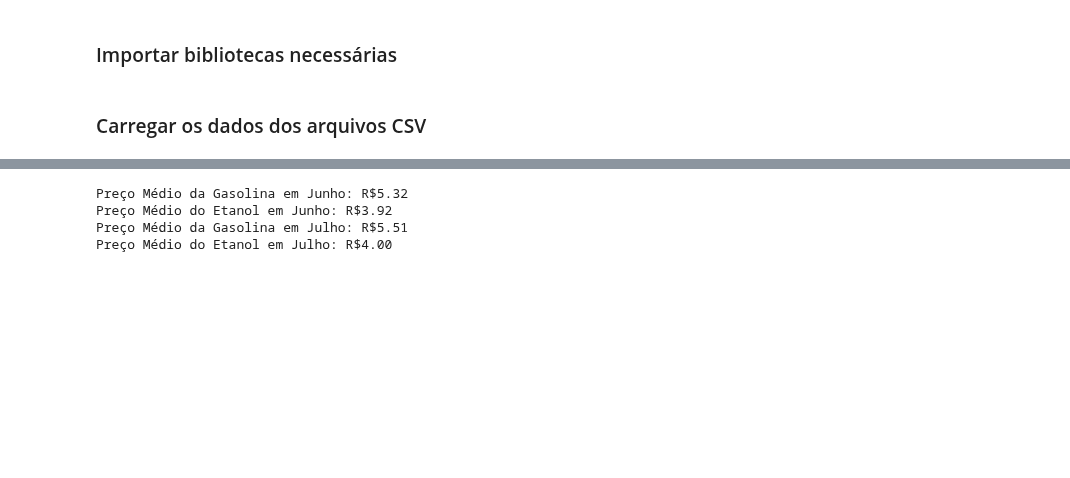
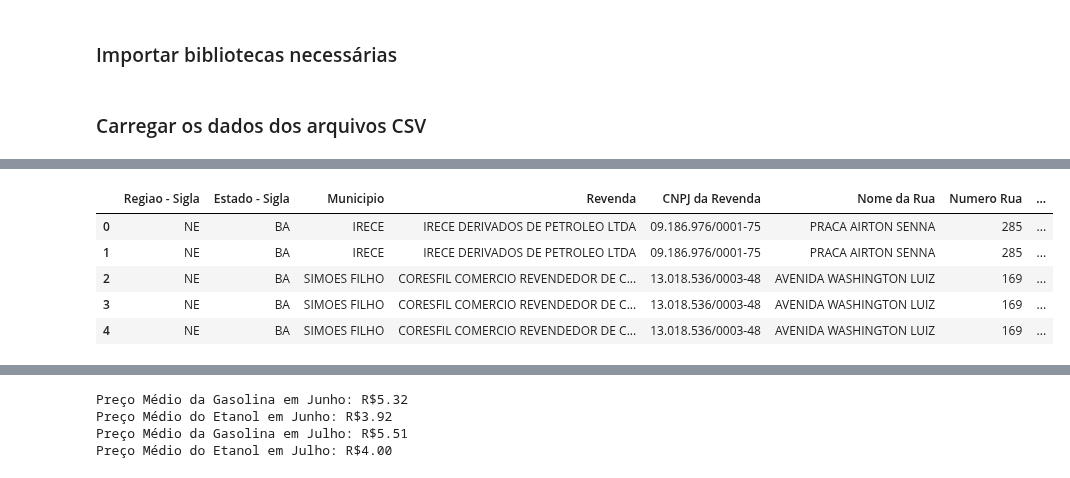
Before and after one commit to Project-4-Trends-and-Insights-Database/Projeto_Dados_para_abastecer_o_carro, a Jupyter notebook: Projeto_Dados_para_abastecer_o_carro.ipynb, the cells around one changed output, grey strips where cells are left out. Drawn from its saved outputs; the diff is of its cells as text; code cells hidden in the pictures; blank space fills up the shorter version.

```diff
--- a/Projeto_Dados_para_abastecer_o_carro.ipynb
+++ b/Projeto_Dados_para_abastecer_o_carro.ipynb
@@ -41,3 +52,13 @@ Series([], Name: Valor de Venda, dtype: float64)
 # %%
 #Concatenado datasets
 dados_combustiveis=pd.concat([dados_mes6, dados_mes7])
+# %%
+#Verificando head do dataset
+dados_combustiveis.head()
+# %% [output]
+|  | Regiao - Sigla | Estado - Sigla | Municipio | Revenda | CNPJ da Revenda | Nome da Rua | Numero Rua | ... |
+| 0 | NE | BA | IRECE | IRECE DERIVADOS DE PETROLEO LTDA | 09.186.976/0001-75 | PRACA AIRTON SENNA | 285 | ... |
+| 1 | NE | BA | IRECE | IRECE DERIVADOS DE PETROLEO LTDA | 09.186.976/0001-75 | PRACA AIRTON SENNA | 285 | ... |
+| 2 | NE | BA | SIMOES FILHO | CORESFIL COMERCIO REVENDEDOR DE C... | 13.018.536/0003-48 | AVENIDA WASHINGTON LUIZ | 169 | ... |
+| 3 | NE | BA | SIMOES FILHO | CORESFIL COMERCIO REVENDEDOR DE C... | 13.018.536/0003-48 | AVENIDA WASHINGTON LUIZ | 169 | ... |
+| 4 | NE | BA | SIMOES FILHO | CORESFIL COMERCIO REVENDEDOR DE C... | 13.018.536/0003-48 | AVENIDA WASHINGTON LUIZ | 169 | ... |
```
Also changed, not shown: parts of 3 cells of this notebook.
